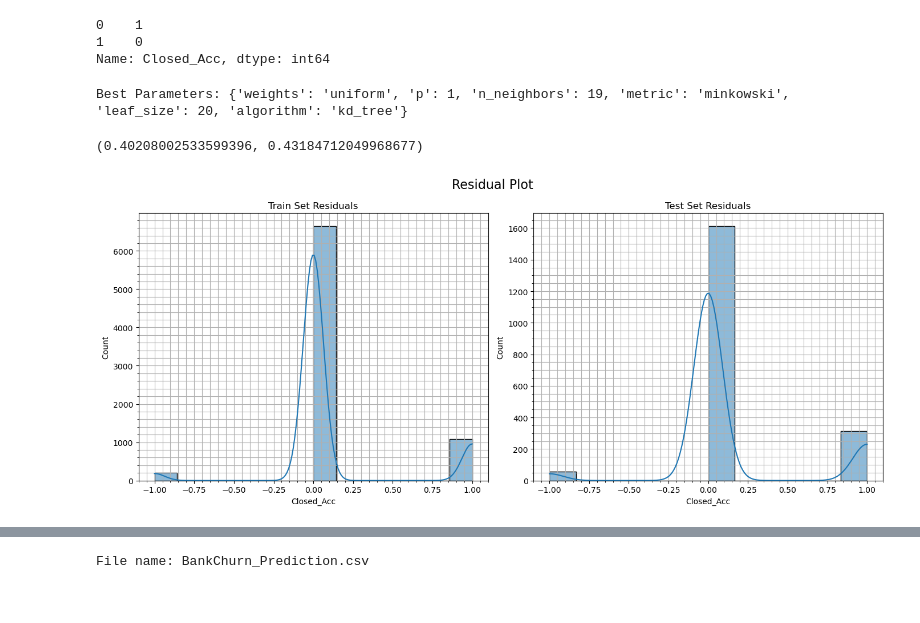
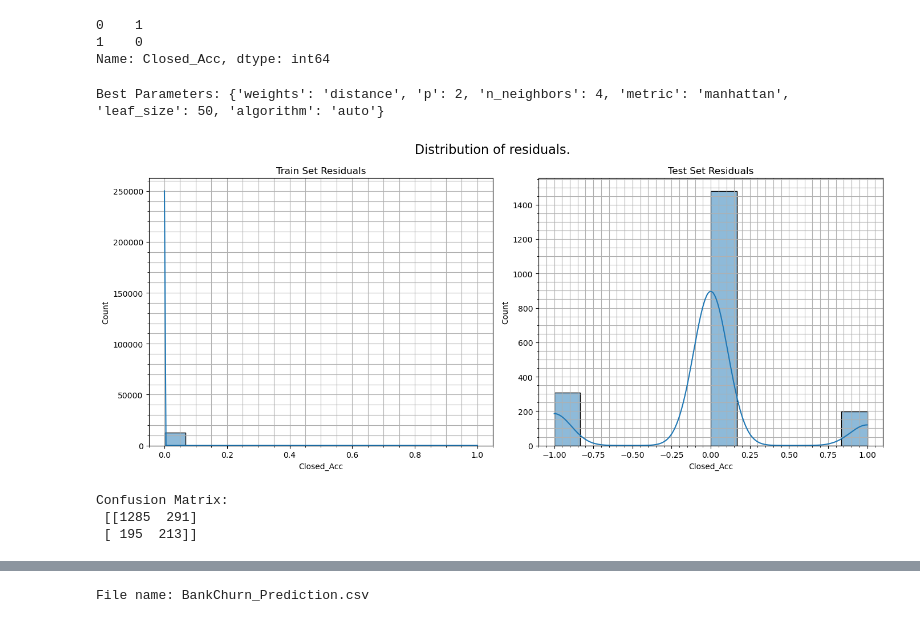
Before and after one commit to AdityaSreevatsaK/DS-ML-Playground, a Jupyter notebook: c. Jupyter Notebooks/Bank Churn.ipynb, the cells around one changed output, grey strips where cells are left out. Saved outputs shown, nothing was run; the diff lists cells and outputs as text; code cells hidden in the pictures.

Commit message:
[minor] Binary Classification: Bank Churn Prediction.

```diff
--- a/c. Jupyter Notebooks/Bank Churn.ipynb
+++ b/c. Jupyter Notebooks/Bank Churn.ipynb
@@ -155,6 +156,9 @@ display(y.head(2))
 Name: Closed_Acc, dtype: int64
 # %%
 X_train, X_test, y_train, y_test = train_test_split(X, y, test_size=0.2, random_state=0)
+
+smote = SMOTE(sampling_strategy='minority', random_state=0)
+X_train, y_train = smote.fit_resample(X_train, y_train)
 # %%
 standard_scaler = StandardScaler()
 X_train_scaled = standard_scaler.fit_transform(X_train)
@@ -163,7 +167,7 @@ X_test_scaled = standard_scaler.transform(X_test)
 knn = KNeighborsClassifier()
 
 param_grid = {
-    'n_neighbors': range(1, 20),
+    'n_neighbors': range(4, 20),
     'weights': ['uniform', 'distance'],
     'metric': ['euclidean', 'manhattan', 'minkowski'],
     'p': [1, 2],
@@ -175,7 +179,7 @@ k_fold_cross_val = KFold(n_splits=5, shuffle=True, random_state=0)
 
 random_search = RandomizedSearchCV(estimator=knn,
                                    param_distributions=param_grid,
-                                   n_iter=15,
+                                   n_iter=10,
                                    cv=k_fold_cross_val,
                                    scoring='accuracy',
                                    random_state=0)
@@ -187,38 +191,42 @@ best_knn = random_search.best_estimator_
 
 print("Best Parameters:", best_params)
 # %% [output]
-Best Parameters: {'weights': 'uniform', 'p': 1, 'n_neighbors': 19, 'metric': 'minkowski', 'leaf_size': 20, 'algorithm': 'kd_tree'}
+Best Parameters: {'weights': 'distance', 'p': 2, 'n_neighbors': 4, 'metric': 'manhattan', 'leaf_size': 50, 'algorithm': 'auto'}
 # %%
 y_train_pred = best_knn.predict(X_train_scaled)
 y_test_pred = best_knn.predict(X_test_scaled)
-
-train_rmse = mean_squared_error(y_train, y_train_pred, squared=False)
-test_rmse = mean_squared_error(y_test, y_test_pred, squared=False)
-
-train_rmse, test_rmse
-# %% [output]
-(0.40208002533599396, 0.43184712049968677)
 # %%
 train_residuals = y_train - y_train_pred
 test_residuals = y_test - y_test_pred
 
 plt.figure(figsize=(14, 6))
 
 plt.subplot(1, 2, 1)
 sns.histplot(train_residuals, kde=True)
 plt.title("Train Set Residuals")
 plt.minorticks_on()
 plt.grid(which='both')
 
 plt.subplot(1, 2, 2)
 sns.histplot(test_residuals, kde=True)
 plt.title("Test Set Residuals")
 plt.minorticks_on()
 plt.grid(which='both')
 
 
-plt.suptitle('Residual Plot', fontsize=16)
+plt.suptitle('Distribution of residuals.', fontsize=16)
 plt.tight_layout()
 plt.show()
 # %% [output]
-[figure, old version]
+[figure, new version]
+# %%
+y_prob = best_knn.predict_proba(X_test)[:, 1]
+
+threshold = 0.65
+y_pred_custom_threshold = (y_prob >= threshold).astype(int)
+conf_matrix = confusion_matrix(y_test, y_pred_custom_threshold)
+print("Confusion Matrix:\n", conf_matrix)
+# %% [output]
+Confusion Matrix:
+ [[1285  291]
+ [ 195  213]]
```
Also changed, not shown: parts of 7 cells of this notebook, 2 other files.
